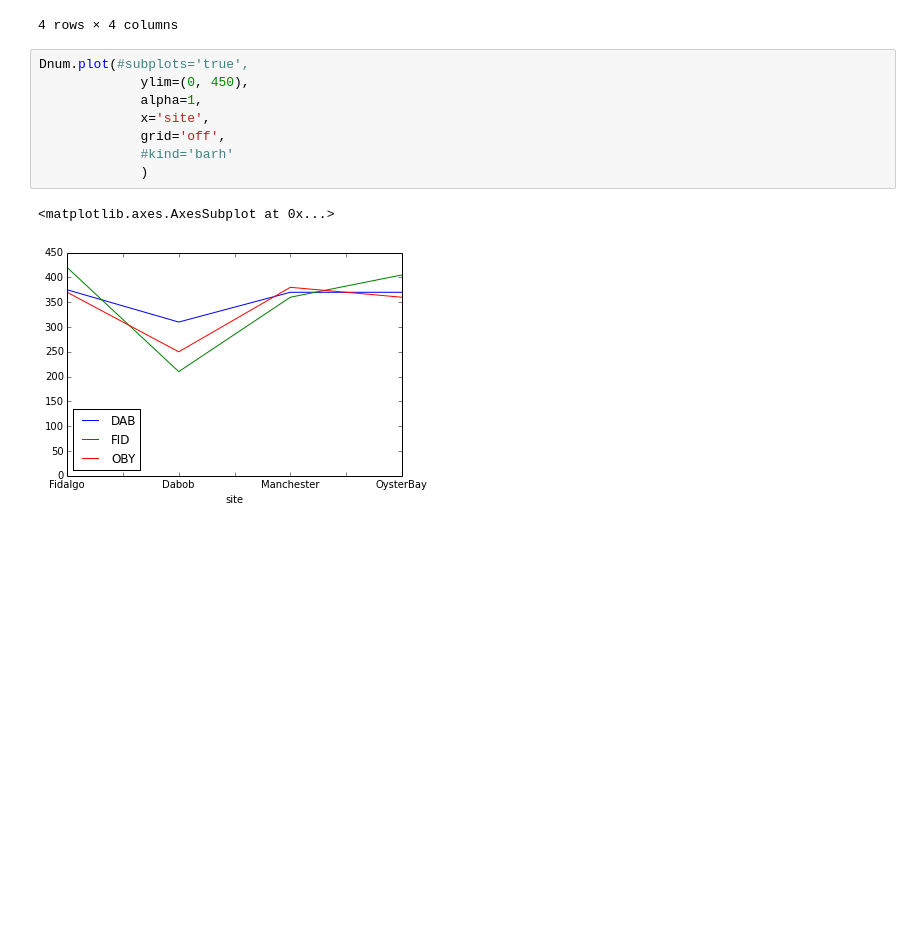
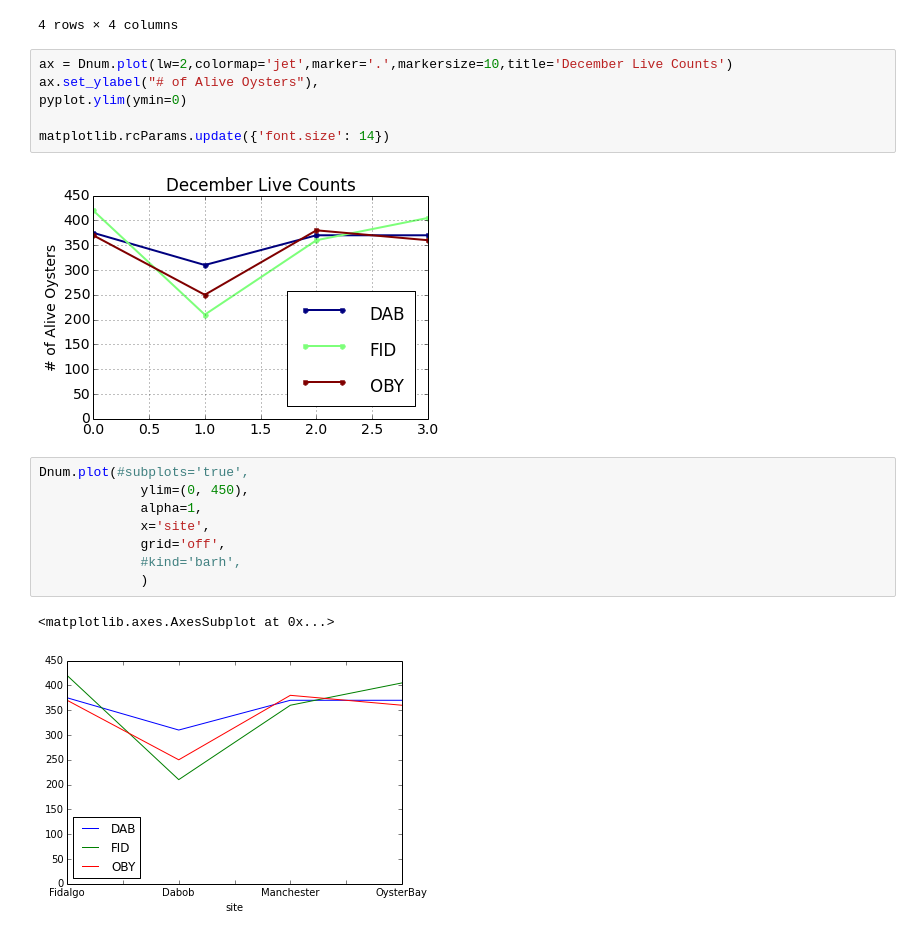
Before and after one commit to sr320/ipython_nb, a Jupyter notebook: Trait_Oo_exp.ipynb, the cells around one changed output. Saved outputs shown, nothing was run; the diff lists cells and outputs as text; blank space fills up the shorter version.

```diff
--- a/Trait_Oo_exp.ipynb
+++ b/Trait_Oo_exp.ipynb
@@ -128,13 +128,21 @@ Dnum
 | 2 | 370 | 360 | 380 | Manchester |
 | 3 | 370 | 405 | 360 | OysterBay |
 4 rows × 4 columns
+# %%
+ax = Dnum.plot(lw=2,colormap='jet',marker='.',markersize=10,title='December Live Counts')
+ax.set_ylabel("# of Alive Oysters"),
+pyplot.ylim(ymin=0)
+
+matplotlib.rcParams.update({'font.size': 14})
+# %% [output]
+[figure, added]
 # %%
 Dnum.plot(#subplots='true',
              ylim=(0, 450),
              alpha=1,
              x='site',
              grid='off',
-             #kind='barh'
+             #kind='barh',
              )
 # %% [output]
 <matplotlib.axes.AxesSubplot at 0x...>
```
